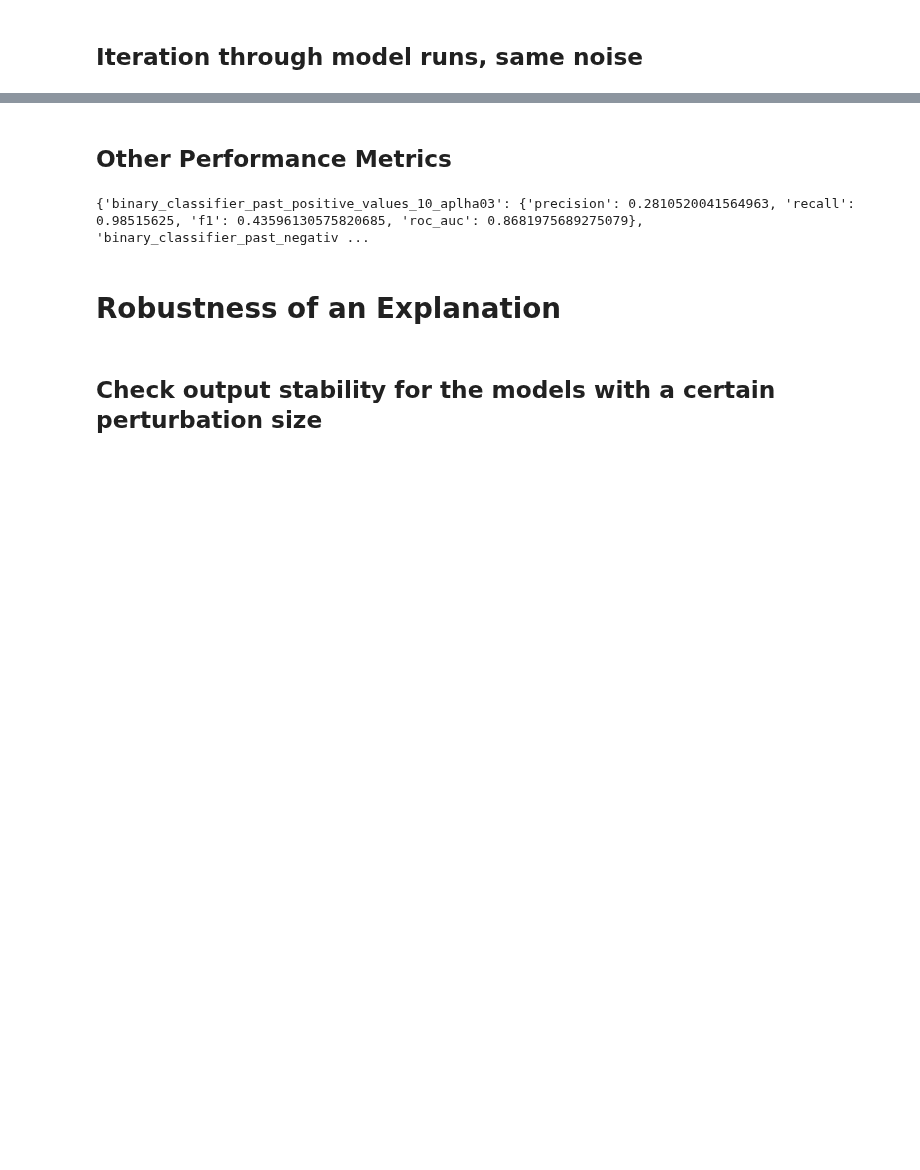
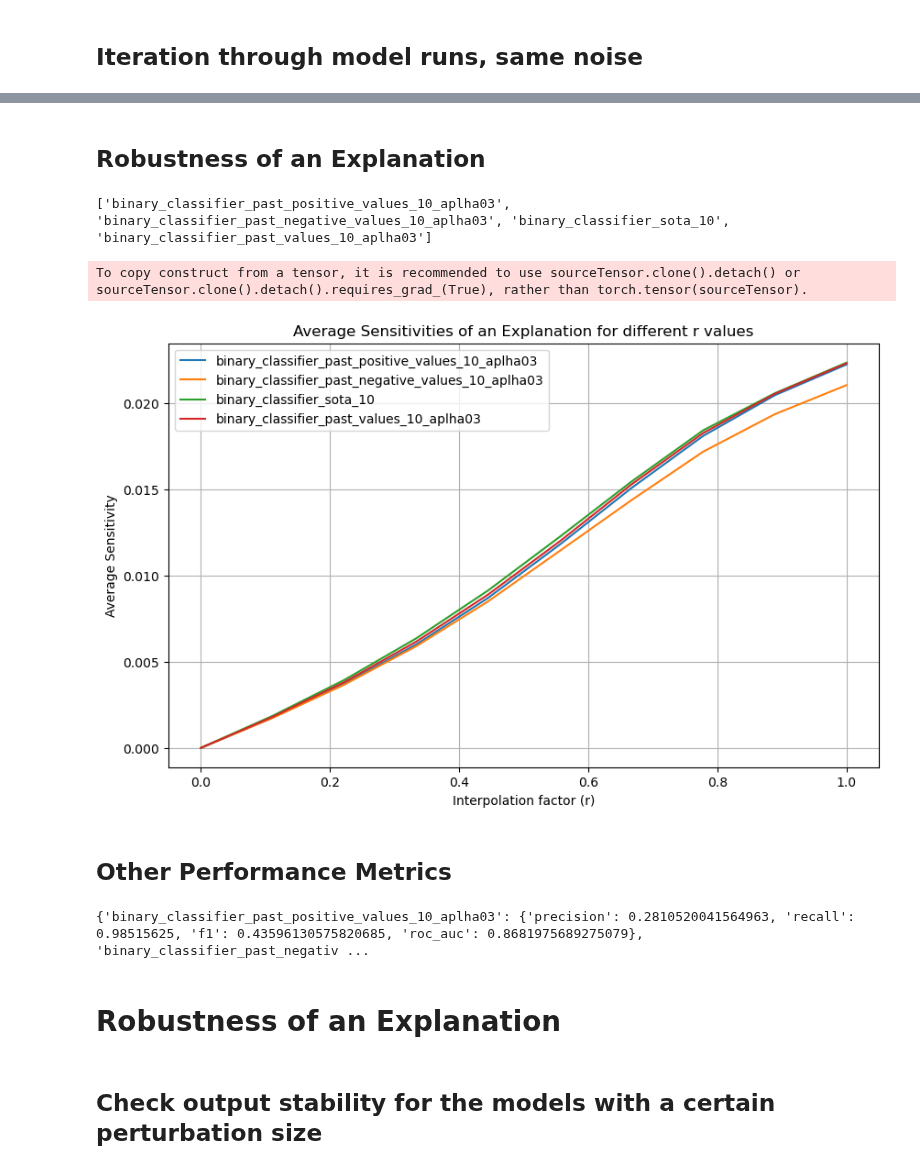
Before and after one commit to myanacondadonttt/RoofNetXAI, a Jupyter notebook: Notebooks/Analysis Robustness Main Past.ipynb, the cells around one changed output, grey strips where cells are left out. Cells and saved outputs as stored; diff of their text form; code cells hidden in the pictures; blank space fills up the shorter version.

```diff
--- a/Notebooks/Analysis Robustness Main Past.ipynb
+++ b/Notebooks/Analysis Robustness Main Past.ipynb
@@ -822,0 +840,2 @@ plt.show()
+# %% [markdown]
+## Robustness of an Explanation
@@ -823,3 +866,62 @@ plt.show()
+# %%
+# Directory containing all model type folders, insert needed folder
+base_dir = "/Users/Lisa/Desktop/Master Thesis/RoofNetXAI/Notebooks/past_values_10_03"
+
+# List all model type folders
+model_folders = [f for f in os.listdir(base_dir) if os.path.isdir(os.path.join(base_dir, f))]
+print(model_folders)
+
+sensitivities = {}
+r_values = np.linspace(0, 1, 10)
+for r in r_values:
+
+    # Generate noise once for this r-value, so every model gets the same noise
+    noise = np.random.randn(*normalized_data.shape)
+
+    for folder in model_folders:
+        folder_path = os.path.join(base_dir, folder)
+
+        sensitivity_list = []
+
+        # List all runs for this model type
+        run_files = [f for f in os.listdir(folder_path) if f.endswith('.pth')]
+
+        for run in run_files:
+            model_path = os.path.join(folder_path, run)
+
+            # Load the model
+            model = Net()  # Make sure you've defined this class somewhere above
+            model.load_state_dict(torch.load(model_path))
+            model.eval().to(device)
+
+            sensitivity = compute_avg_sensitivity(model, normalized_data, r)
+            sensitivity_list.append(sensitivity)
+
+        # Store the average sensitivity for this model type and interpolation factor
+        sensitivities.setdefault(folder, []).append(np.mean(sensitivity_list))
+
+
+# Convert sensitivities to a DataFrame
+df_sensitivities = pd.DataFrame(sensitivities)
+df_sensitivities['r_value'] = r_values
+
+# Save sensitivities to a CSV file
+df_sensitivities.to_csv(os.path.join(base_dir, 'sensitivities32.csv'), index=False)
+
+# Plot the average sensitivities
+plt.figure(figsize=(10, 6))
+for model_type, sensitivity_values in sensitivities.items():
+    plt.plot(r_values, sensitivity_values, label=model_type)
+plt.xlabel("Interpolation factor (r)")
+plt.ylabel("Average Sensitivity")
+plt.legend()
+plt.grid(True)
+plt.title("Average Sensitivities of an Explanation for different r values")
+plt.show()
+# %% [output]
+['binary_classifier_past_positive_values_10_aplha03', 'binary_classifier_past_negative_values_10_aplha03', 'binary_classifier_sota_10', 'binary_classifier_past_values_10_aplha03']
+To copy construct from a tensor, it is recommended to use sourceTensor.clone().detach() or sourceTensor.clone().detach().requires_grad_(True), rather than torch.tensor(sourceTensor).
+[figure, added]
 # %% [markdown]
 ## Other Performance Metrics
 # %%
```
Also changed, not shown: parts of 13 cells of this notebook, 4 other files.
